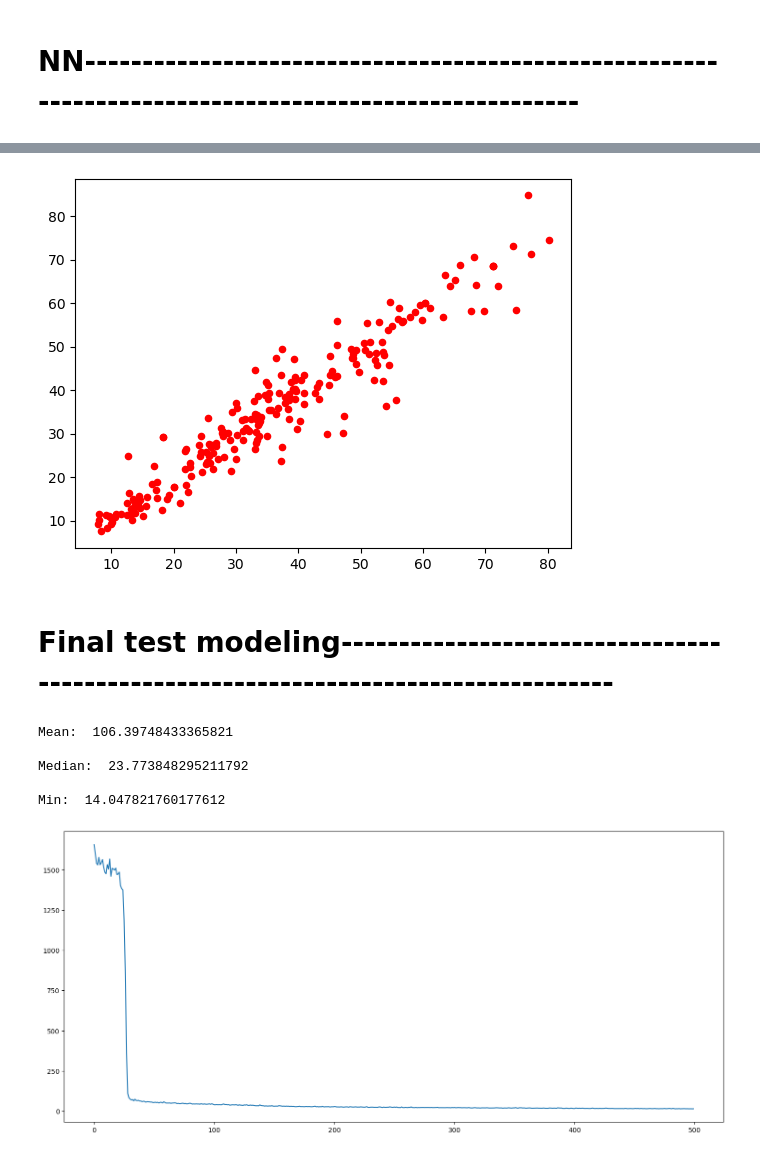
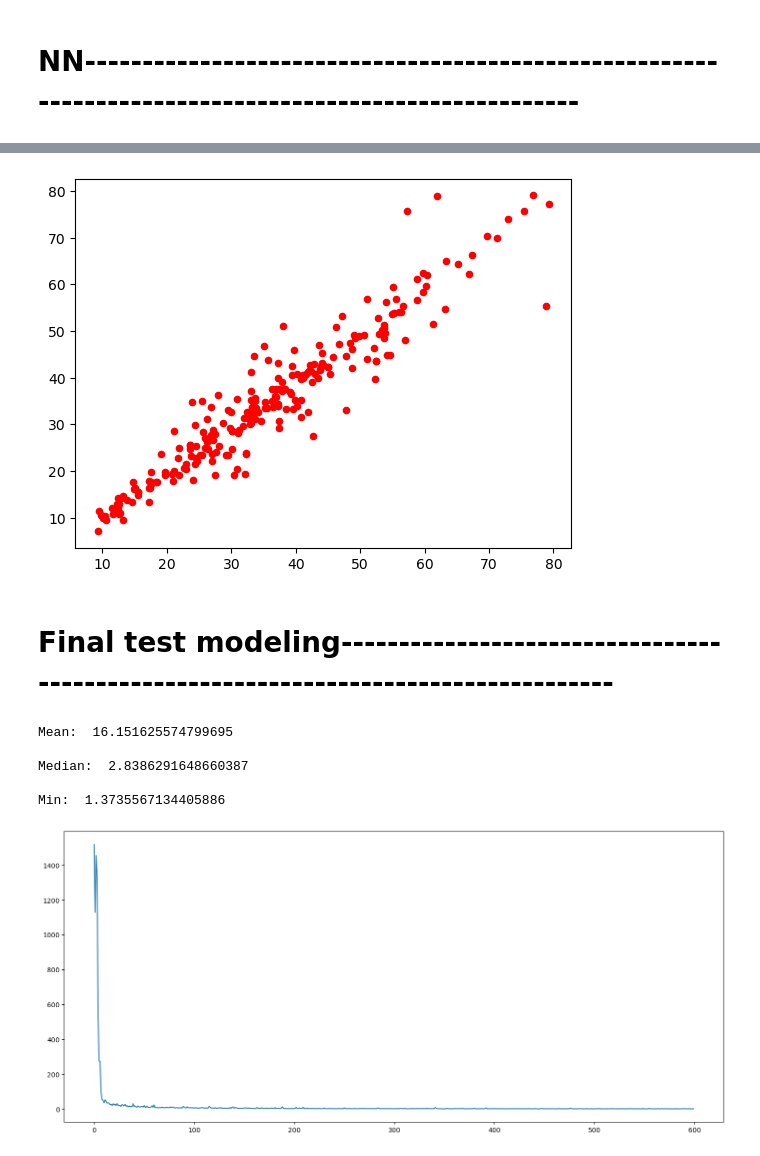
Before and after one commit to InfinityVaL/Machine_Learning, a Jupyter notebook: Skillbox_regression-9.ipynb, the cells around one changed output, grey strips where cells are left out. Cells and saved outputs as stored; diff of their text form; code cells hidden in the pictures.

```diff
--- a/Skillbox_regression-9.ipynb
+++ b/Skillbox_regression-9.ipynb
@@ -120,8 +125,8 @@ train3.tail()
 # %%
-x = train3.drop(columns=['Id', 'Strength'])
-y = train3.Strength
+X = train3.drop(columns=['Id', 'Strength'])
+Y = train3.Strength
 
-xtrain, xtest, ytrain, ytest = train_test_split(x, y, test_size=0.3, random_state=42)
+xtrain, xtest, ytrain, ytest = train_test_split(X, Y, test_size=0.3, random_state=42)
 # %% [markdown]
 # DecisionTreeRegressor----------------------------------------------------------------------
 # %%
@@ -173,11 +176,11 @@ for batch, [x, y] in enumerate(trainloader, 1):
 # %%
 class Net(nn.Module):
-    def __init__(self, one, two, three, four, five, six):
+    def __init__(self, one, two, three, four, five, six, seven):
         super().__init__()
         self.flatten = nn.Flatten()
         self.seq = nn.Sequential(
         nn.Linear(one, two),
-        nn.Tanh(),
+        nn.ReLU(),
         nn.Linear(two, three),
         nn.LeakyReLU(),
         nn.Linear(three, four),
@@ -185,6 +188,8 @@ class Net(nn.Module):
         nn.Linear(four, five),
         nn.LeakyReLU(),
         nn.Linear(five, six),
+        nn.ReLU(),
+        nn.Linear(six, seven)
         )
 
     def forward(self, x):
@@ -192,7 +197,7 @@ class Net(nn.Module):
         x = self.seq(x)
         return x
 # %%
-model = Net(xtrain.shape[1], 256, 512, 128, 2, 1)
+model = Net(xtrain.shape[1], 256, 512, 1024, 512, 256, 1)
 print(model)
 
 lossfn = nn.MSELoss()
@@ -221,7 +226,7 @@ Using cpu device
 losslist1 = []
 losslist2 = []
 
-for batch in range(400):
+for batch in range(600):
     for x, y in trainloader:
 
         pred = model(x)
@@ -270,51 +275,48 @@ ax2.scatter(xtest.index, predNN1, c='r', s=20);
 # %%
-plt.scatter(ytest, predNN1, c='r', s=20);
+plt.scatter(ytest, predNN, c='r', s=20);
 # %% [output]
-[figure, old version]
+[figure, new version]
 # %% [markdown]
 # Final test modeling-----------------------------------------------------------------------------------
 # %%
-x = train3.drop(columns=['Id', 'Strength'])
-y = train3.Strength
-
-model = Net(x.shape[1], 256, 512, 128, 2, 1)
+model = Net(X.shape[1], 256, 512, 1024, 512, 256, 1)
 
 lossfn = nn.MSELoss()
-optim = torch.optim.SGD(model.parameters(), lr = 0.0001)
+optim = torch.optim.SGD(model.parameters(), lr = 0.001)
 
-traindata = Set(x, y)
-trainloader = DataLoader(dataset=traindata, batch_size=80, shuffle=True)
+traindata = Set(X, Y)
+trainloader = DataLoader(dataset=traindata, batch_size=60, shuffle=True)
 
 losslist1 = []
 losslist2 = []
 
-for batch in range(500):
+for batch in range(600):
     for x, y in trainloader:
 
         pred = model(x)
         loss = lossfn(pred, y.unsqueeze(-1))
         loss.backward()
 
         optim.step()
         optim.zero_grad()
 
         losslist1.append(loss.item())
 
     losslist2.append(np.array(losslist1).mean())
     losslist1 = []
 
 
 print('Mean: ', np.array(losslist2).mean(), '\n')
 print('Median: ', pd.Series(losslist2).median(), '\n')
 print('Min: ', min(losslist2), '\n')
 
 fig, ax = plt.subplots(figsize=(18,8))
 ax.plot(losslist2)
 plt.show()
 # %% [output]
-Mean:  106.39748433365821
+Mean:  16.151625574799695
 
-Median:  23.773848295211792
+Median:  2.8386291648660387
 
-Min:  14.047821760177612
+Min:  1.3735567134405886
-[figure, old version]
+[figure, new version]
```
Also changed, not shown: parts of 29 cells of this notebook.
